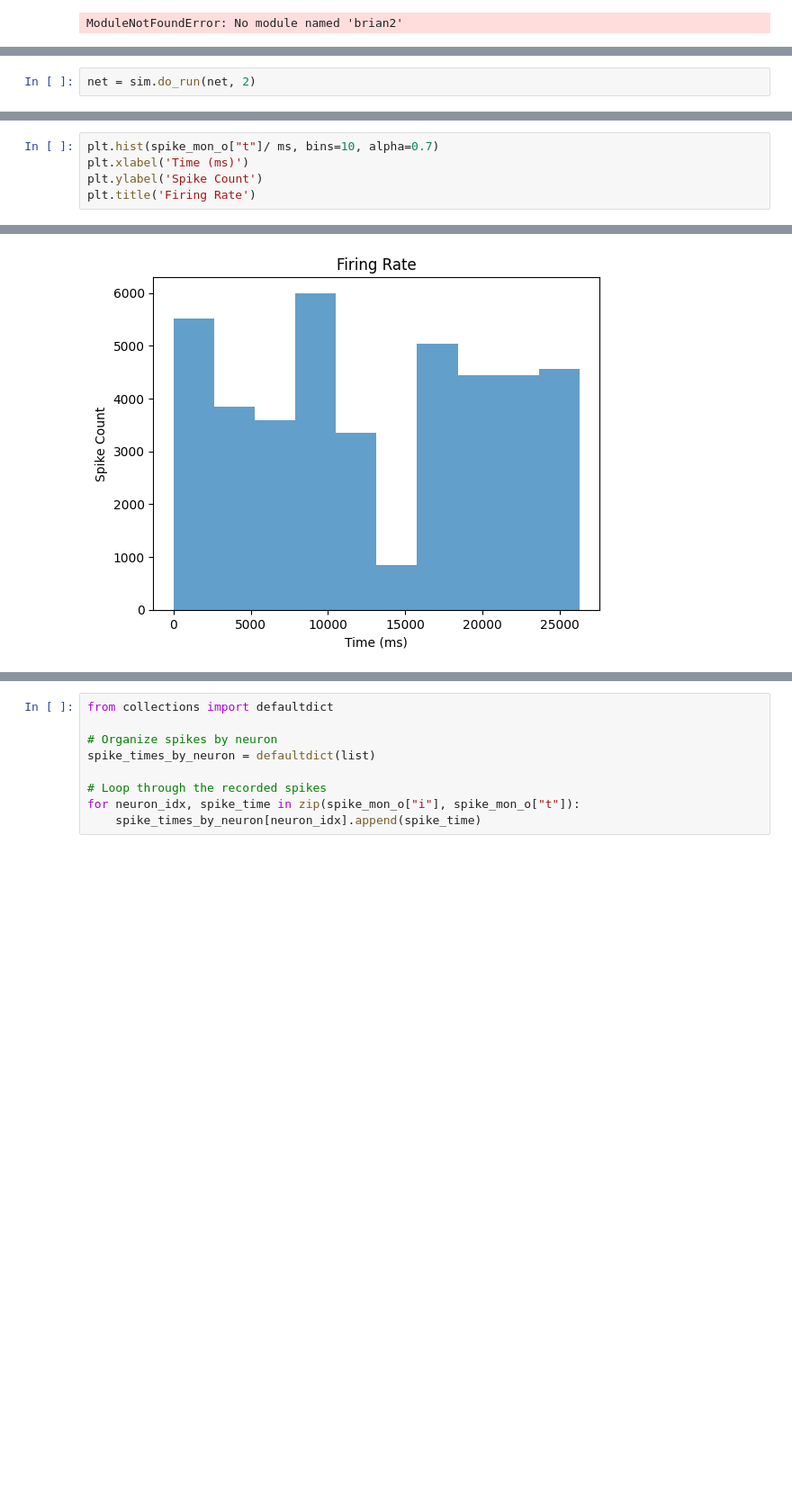
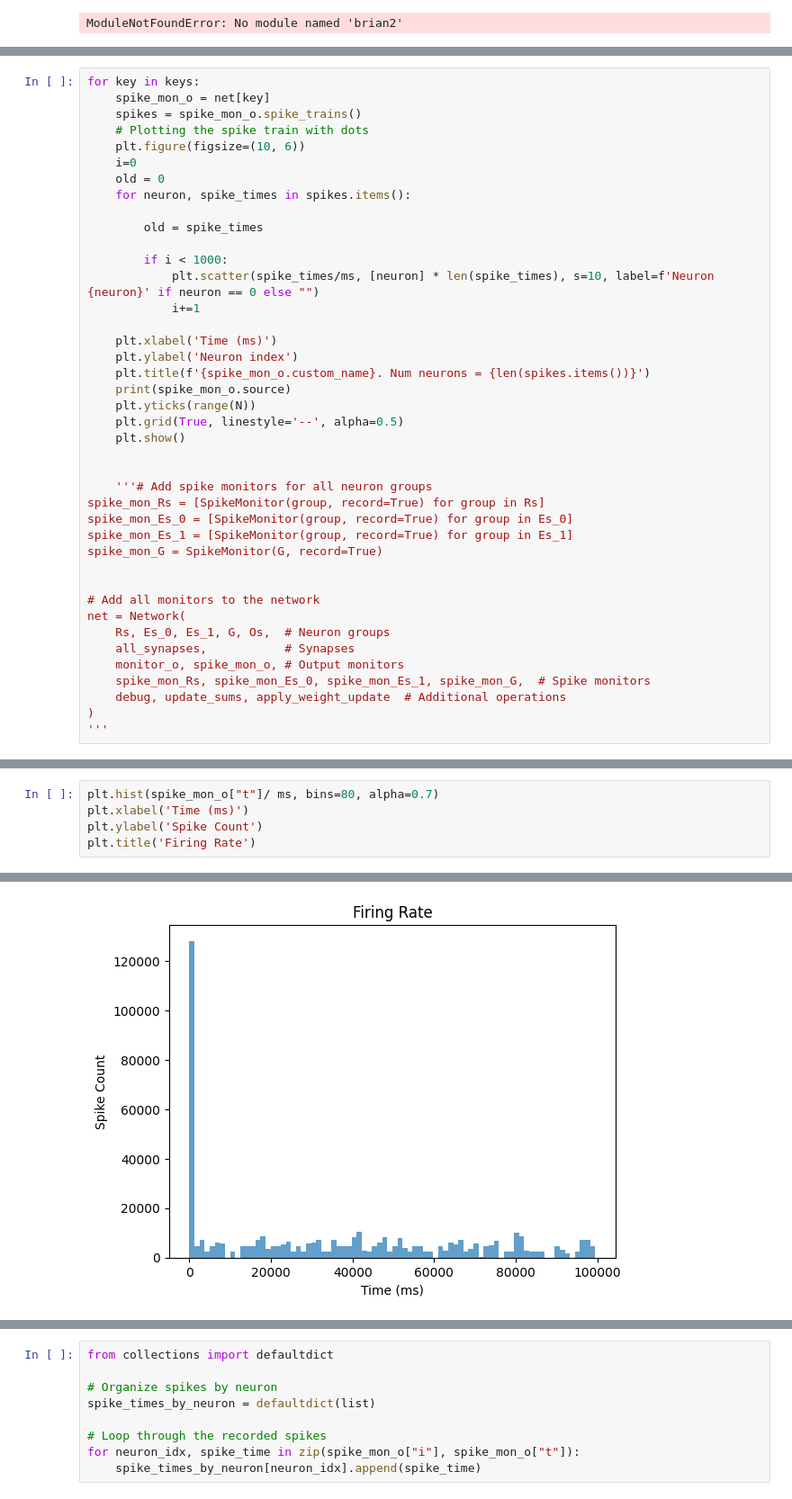
Before and after one commit to BrunoRovoletto/SerotoninSNN, a Jupyter notebook: predictive_coding_v1_gpu.ipynb, the cells around one changed output, grey strips where cells are left out. Shown at 90% size. Saved outputs shown, nothing was run; the diff lists cells and outputs as text; blank space fills up the shorter version.

```diff
--- a/predictive_coding_v1_gpu.ipynb
+++ b/predictive_coding_v1_gpu.ipynb
@@ -623,2 +857,0 @@ duration
-# %%
-net = sim.do_run(net, 2)
@@ -642,0 +955,41 @@ INFO _run_kernel_synapses_1_group_variable_set_conditional_codeobject
+# %%
+for key in keys:
+    spike_mon_o = net[key]
+    spikes = spike_mon_o.spike_trains()
+    # Plotting the spike train with dots
+    plt.figure(figsize=(10, 6))
+    i=0
+    old = 0
+    for neuron, spike_times in spikes.items():
+
+        old = spike_times
+
+        if i < 1000:
+            plt.scatter(spike_times/ms, [neuron] * len(spike_times), s=10, label=f'Neuron {neuron}' if neuron == 0 else "")
+            i+=1
+
+    plt.xlabel('Time (ms)')
+    plt.ylabel('Neuron index')
+    plt.title(f'{spike_mon_o.custom_name}. Num neurons = {len(spikes.items())}')
+    print(spike_mon_o.source)
+    plt.yticks(range(N))
+    plt.grid(True, linestyle='--', alpha=0.5)
+    plt.show()
+
+
+    '''# Add spike monitors for all neuron groups
+spike_mon_Rs = [SpikeMonitor(group, record=True) for group in Rs]
+spike_mon_Es_0 = [SpikeMonitor(group, record=True) for group in Es_0]
+spike_mon_Es_1 = [SpikeMonitor(group, record=True) for group in Es_1]
+spike_mon_G = SpikeMonitor(G, record=True)
+
+
+# Add all monitors to the network
+net = Network(
+    Rs, Es_0, Es_1, G, Os,  # Neuron groups
+    all_synapses,           # Synapses
+    monitor_o, spike_mon_o, # Output monitors
+    spike_mon_Rs, spike_mon_Es_0, spike_mon_Es_1, spike_mon_G,  # Spike monitors
+    debug, update_sums, apply_weight_update  # Additional operations
+)
+'''
@@ -669,8 +1035,8 @@ dict_items([('t', 100. * second), ('dt', 100. * usecond), ('t_in_timesteps', arr
 # %%
-plt.hist(spike_mon_o["t"]/ ms, bins=10, alpha=0.7)
+plt.hist(spike_mon_o["t"]/ ms, bins=80, alpha=0.7)
 plt.xlabel('Time (ms)')
 plt.ylabel('Spike Count')
 plt.title('Firing Rate')
 # %% [output]
 Text(0.5, 1.0, 'Firing Rate')
-[figure, old version]
+[figure, new version]
```
Also changed, not shown: parts of 30 cells of this notebook, 2 other files.
